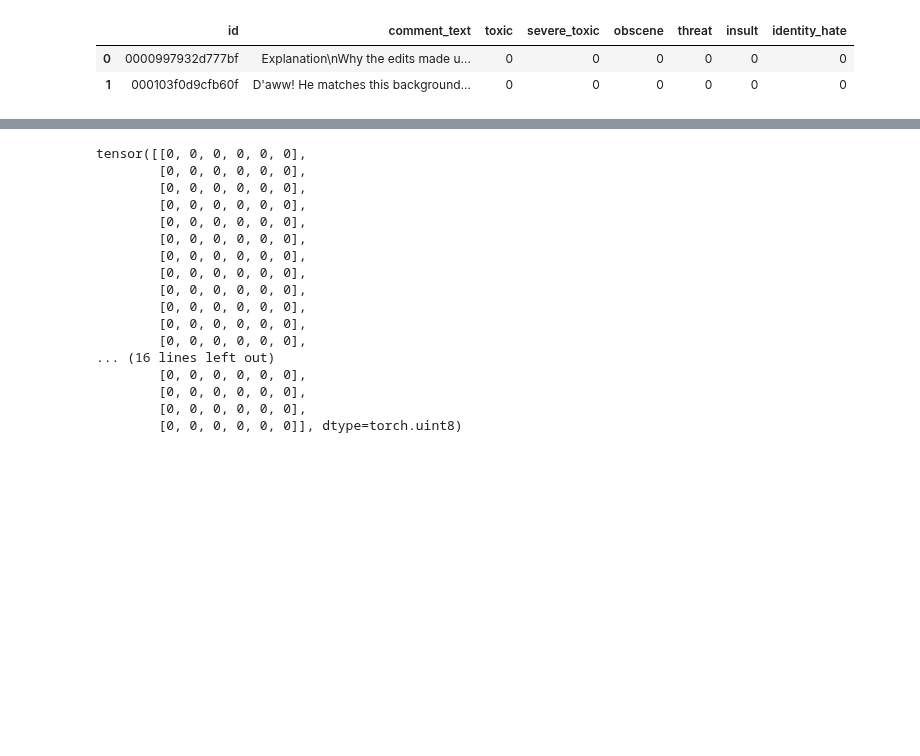
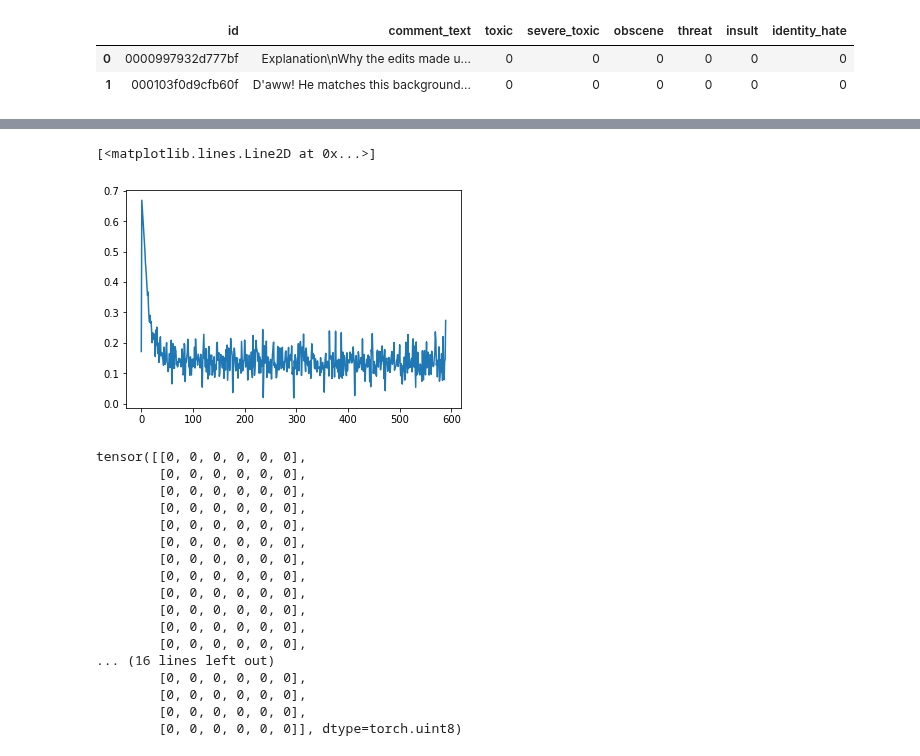
Before and after one commit to sbartek/intro-to-pytorch, a Jupyter notebook: 070-rnn.ipynb, the cells around one changed output, grey strips where cells are left out. Cells and saved outputs as stored; diff of their text form; code cells hidden in the pictures; blank space fills up the shorter version.

```diff
--- a/070-rnn.ipynb
+++ b/070-rnn.ipynb
@@ -298,5 +309,6 @@ class Tokenizer:
 # %%
 tokenizer = Tokenizer()
 tokenizer.fit(X_train_preprocessed)
+tokenizer.fit(X_test_preprocessed)
 # %%
 X_train_tokenized = tokenizer.transform(X_train_preprocessed)
@@ -401,8 +419,14 @@ criterion = nn.BCELoss()
 optimizer = torch.optim.Adam(lstm_model.parameters(), lr=lr)
 # %%
 n_epoch = 10
+print_every = 4
 
-for i in range(n_epoch):
+loss_over_time = [] # to track the loss as the network trains
+
+for epoch in range(n_epoch):
+
+    running_loss = 0.0
+
     for batch_i, (input_data, labels) in enumerate(train_loader):
         # Zero gradients (just in case)
         optimizer.zero_grad()
@@ -415,3 +439,17 @@ for i in range(n_epoch):
         loss.backward()
         ## Upade weights
         optimizer.step()
+
+        # print loss statistics
+        # to convert loss into a scalar and add it to running_loss, we use .item()
+        running_loss += loss.item()
+
+
+        if batch_i % print_every == 0:    # print every 100 batches (staring from 50)
+                avg_loss = running_loss/print_every
+                # record and print the avg loss over the 100 batches
+                loss_over_time.append(avg_loss)
+                print('Epoch: {}, Batch: {}, Avg. Loss: {}'.format(epoch + 1, batch_i+1, avg_loss))
+                running_loss = 0.0
+
+print('Finished Training')
@@ -418,3 +474,8 @@ for i in range(n_epoch):
+# %%
+plt.plot(loss_over_time)
+# %% [output]
+[<matplotlib.lines.Line2D at 0x...>]
+[figure, added]
 # %%
 dataiter = iter(train_loader)
 input_data, labels = dataiter.next()
```
Also changed, not shown: parts of 29 cells of this notebook.
